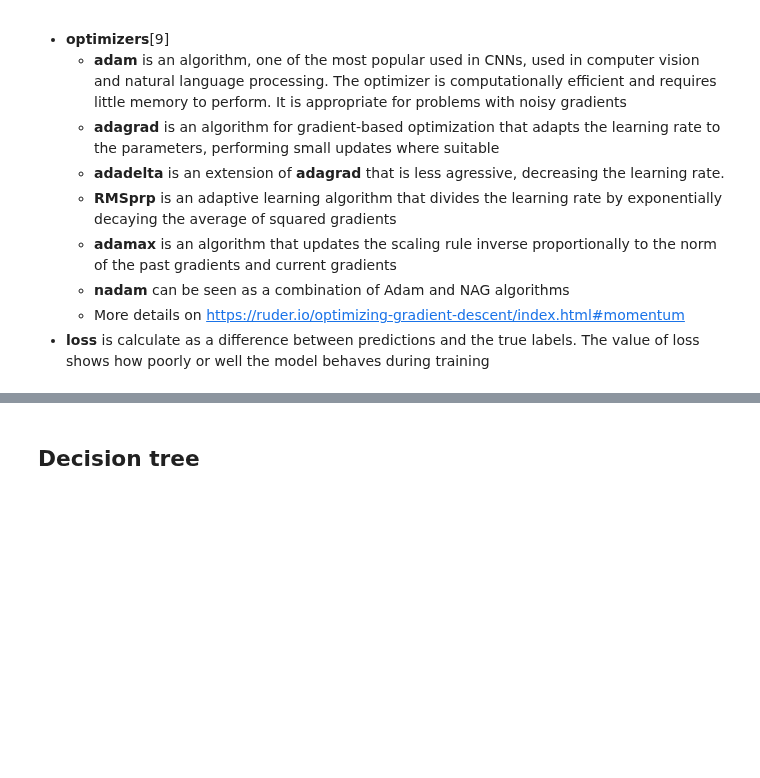
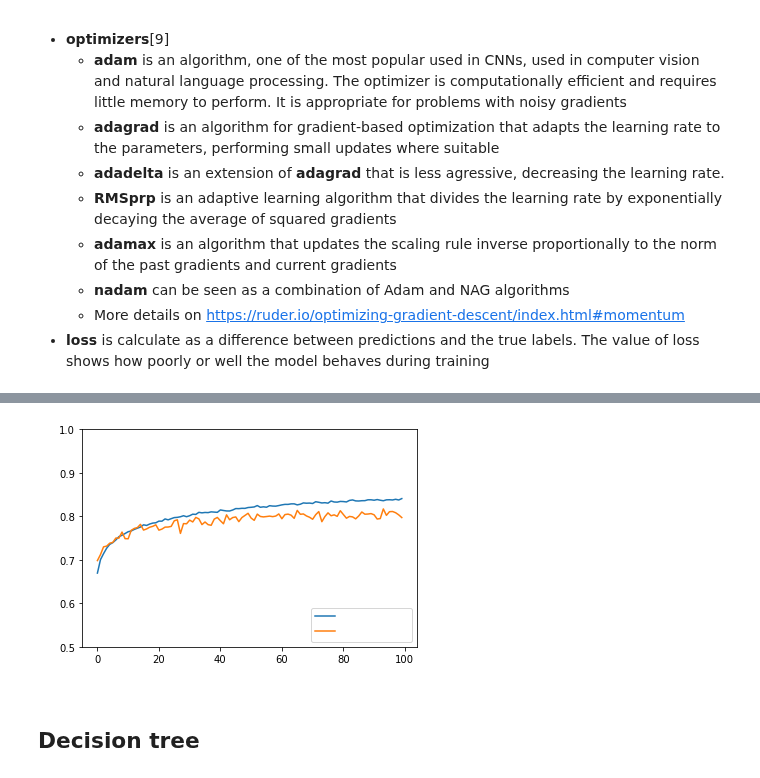
Before and after one commit to DoraTheodora/MachineLearning-Tutorial, a Jupyter notebook: CA2-Data Preprocessing and Algorithms.ipynb, the cells around one changed output, grey strips where cells are left out. Cells and saved outputs as stored; diff of their text form; code cells hidden in the pictures; blank space fills up the shorter version.

Commit message:
CNN improved with data augmentation (not done)

```diff
--- a/CA2-Data Preprocessing and Algorithms.ipynb
+++ b/CA2-Data Preprocessing and Algorithms.ipynb
@@ -621,0 +644,9 @@ Guess: cat
+# %%
+from keras.preprocessing.image import ImageDataGenerator
+
+datagen = ImageDataGenerator(width_shift_range=0.1, height_shift_range=0.1, horizontal_flip=True)
+# prepare iterator
+it_train = datagen.flow(train_images, train_labels, batch_size=64)
+# fit model
+steps = int(train_images.shape[0] / 64)
+history = model.fit(it_train, steps_per_epoch=steps, epochs=100, validation_data=(test_images, test_labels))
@@ -621,0 +675,15 @@ Guess: cat
+# %%
+# evaluate model
+x,acc = model.evaluate(test_images, test_labels, verbose=2)
+print('Accuracy:' + str(acc))
+# learning curves
+# plot loss
+
+plt.plot(history.history['accuracy'], label='accuracy')
+plt.plot(history.history['val_accuracy'], label = 'val_accuracy')
+plt.xlabel('Epoch')
+plt.ylabel('Accuracy')
+plt.ylim([0.5, 1])
+plt.legend(loc='lower right')
+plt.show()
+# %% [output]
@@ -622,3 +692,4 @@ Guess: cat
+[figure, added]
 # %% [markdown]
 <a id="#decision_tree"> </a>
 ## Decision tree
```
Also changed, not shown: parts of 10 cells of this notebook.
